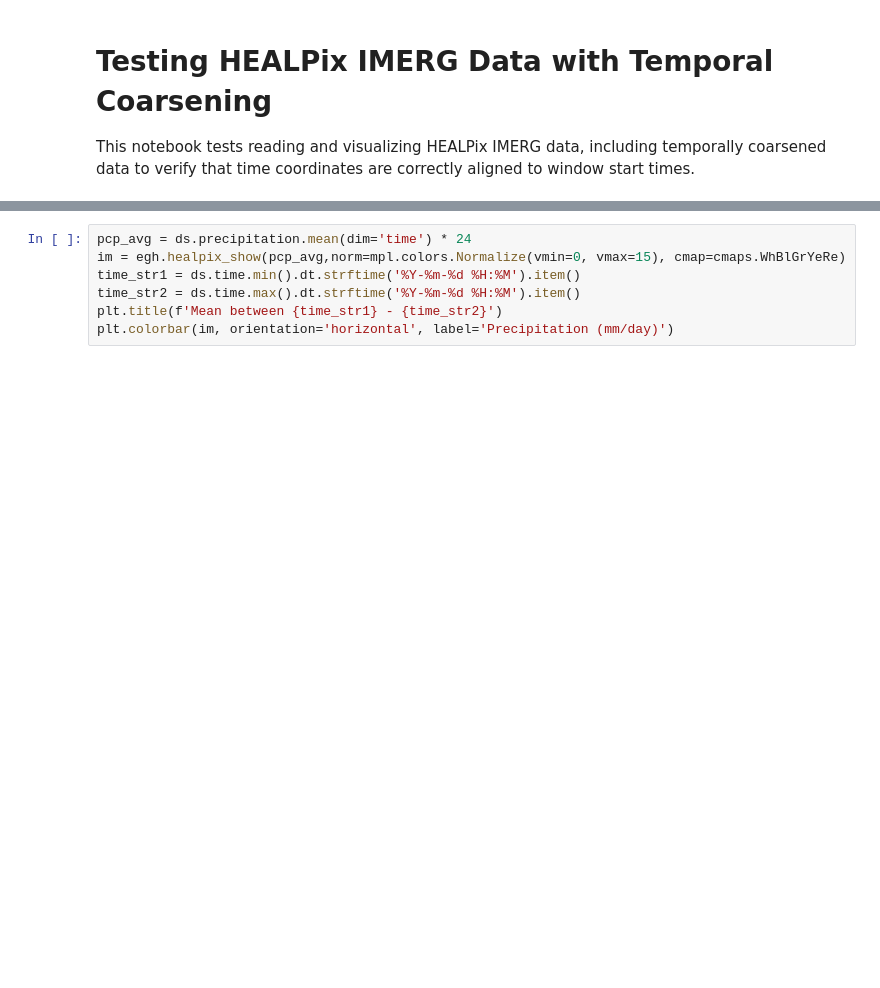
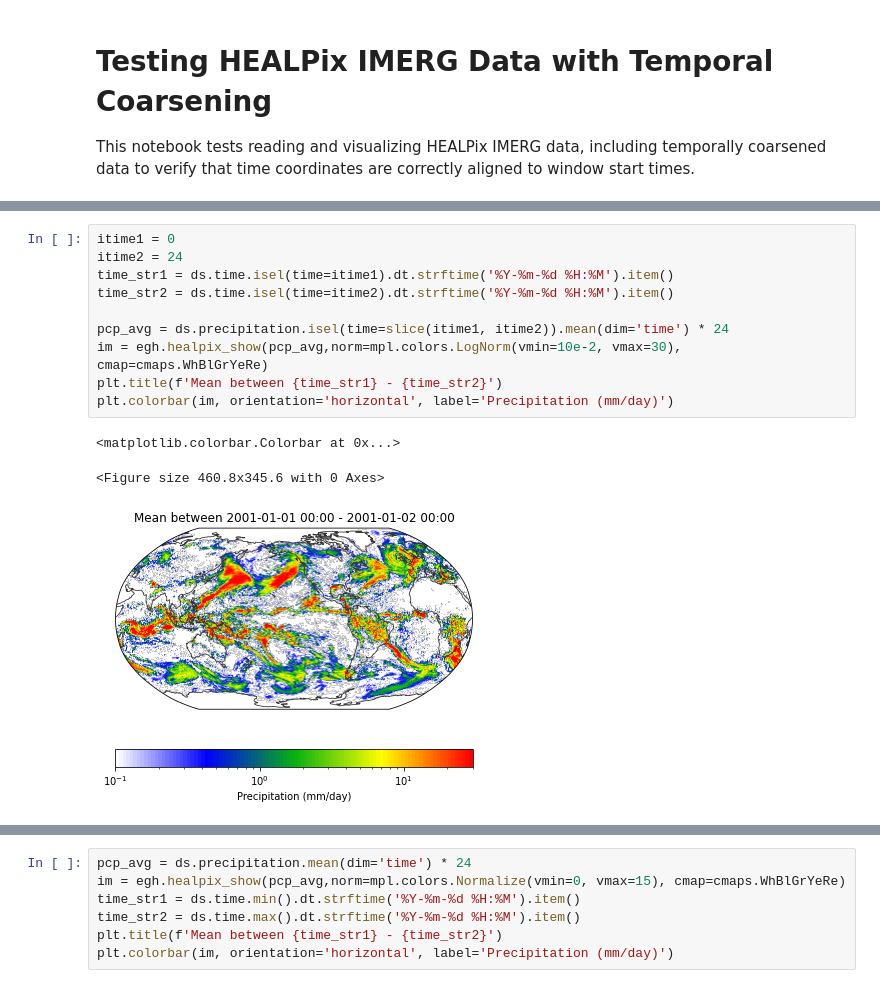
Before and after one commit to WACCEM/healpix-remapping, a Jupyter notebook: notebooks/test_read_imerg_healpix.ipynb, the cells around one changed output, grey strips where cells are left out. Drawn from its saved outputs; the diff is of its cells as text; blank space fills up the shorter version.

```diff
--- a/notebooks/test_read_imerg_healpix.ipynb
+++ b/notebooks/test_read_imerg_healpix.ipynb
@@ -107 +124,15 @@ plt.colorbar(im, orientation='horizontal', label='Precipitation (mm/h)')
+# %%
+itime1 = 0
+itime2 = 24
+time_str1 = ds.time.isel(time=itime1).dt.strftime('%Y-%m-%d %H:%M').item()
+time_str2 = ds.time.isel(time=itime2).dt.strftime('%Y-%m-%d %H:%M').item()
+
+pcp_avg = ds.precipitation.isel(time=slice(itime1, itime2)).mean(dim='time') * 24
+im = egh.healpix_show(pcp_avg,norm=mpl.colors.LogNorm(vmin=10e-2, vmax=30), cmap=cmaps.WhBlGrYeRe)
+plt.title(f'Mean between {time_str1} - {time_str2}')
+plt.colorbar(im, orientation='horizontal', label='Precipitation (mm/day)')
+# %% [output]
+<matplotlib.colorbar.Colorbar at 0x...>
+<Figure size 460.8x345.6 with 0 Axes>
+[figure, added]
 # %%
```
Also changed, not shown: parts of 6 cells of this notebook, 4 other files.
